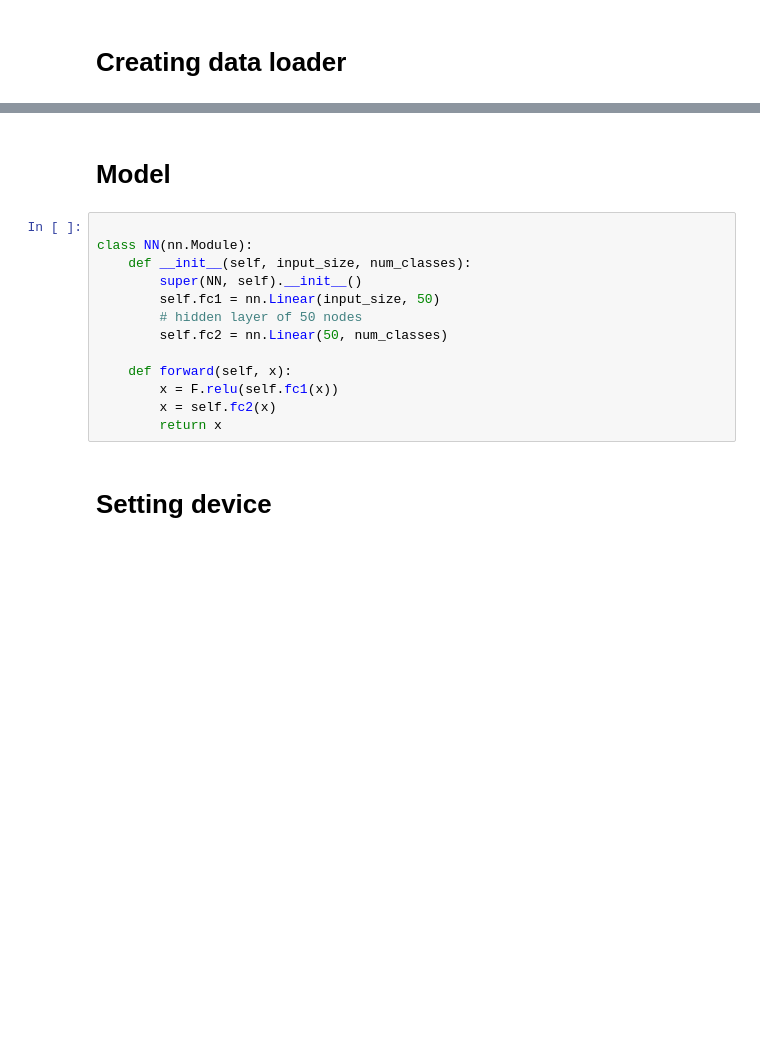
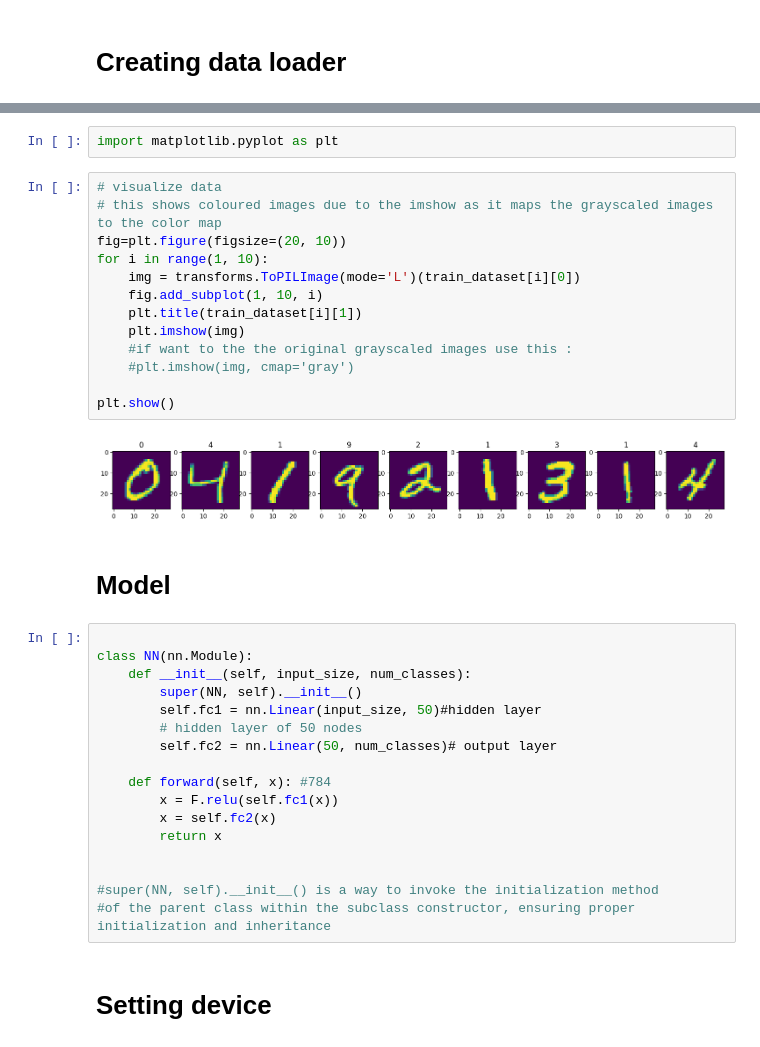
Before and after one commit to coderhetal/MNIST, a Jupyter notebook: MNIST_NN_.ipynb, the cells around one changed output, grey strips where cells are left out. Cells and saved outputs as stored; diff of their text form; blank space fills up the shorter version.

```diff
--- a/MNIST_NN_.ipynb
+++ b/MNIST_NN_.ipynb
@@ -39,3 +53,20 @@ test_loader = DataLoader(
+# %%
+import matplotlib.pyplot as plt
+# %%
+# visualize data
+# this shows coloured images due to the imshow as it maps the grayscaled images to the color map
+fig=plt.figure(figsize=(20, 10))
+for i in range(1, 10):
+    img = transforms.ToPILImage(mode='L')(train_dataset[i][0])
+    fig.add_subplot(1, 10, i)
+    plt.title(train_dataset[i][1])
+    plt.imshow(img)
+    #if want to the the original grayscaled images use this :
+    #plt.imshow(img, cmap='gray')
+
+plt.show()
+# %% [output]
+[figure, added]
 # %% [markdown]
 # Model
 # %%
@@ -43,14 +74,18 @@ test_loader = DataLoader(
 class NN(nn.Module):
     def __init__(self, input_size, num_classes):
         super(NN, self).__init__()
-        self.fc1 = nn.Linear(input_size, 50)
+        self.fc1 = nn.Linear(input_size, 50)#hidden layer
         # hidden layer of 50 nodes
-        self.fc2 = nn.Linear(50, num_classes)
+        self.fc2 = nn.Linear(50, num_classes)# output layer
 
-    def forward(self, x):
+    def forward(self, x): #784
         x = F.relu(self.fc1(x))
         x = self.fc2(x)
         return x
+
+
+#super(NN, self).__init__() is a way to invoke the initialization method
+#of the parent class within the subclass constructor, ensuring proper initialization and inheritance
 # %% [markdown]
 # Setting device
 # %%
```
Also changed, not shown: parts of 4 cells of this notebook.
